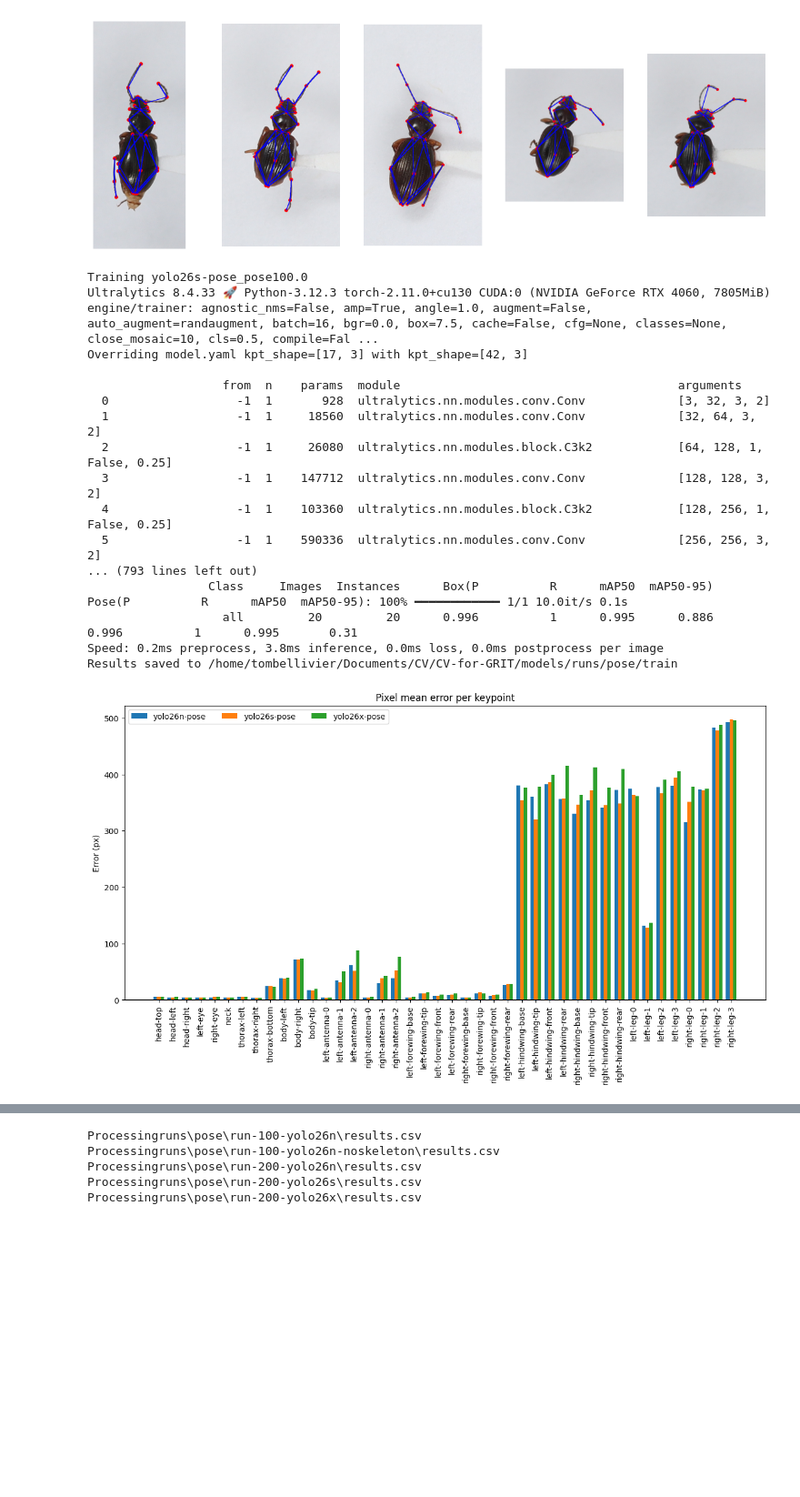
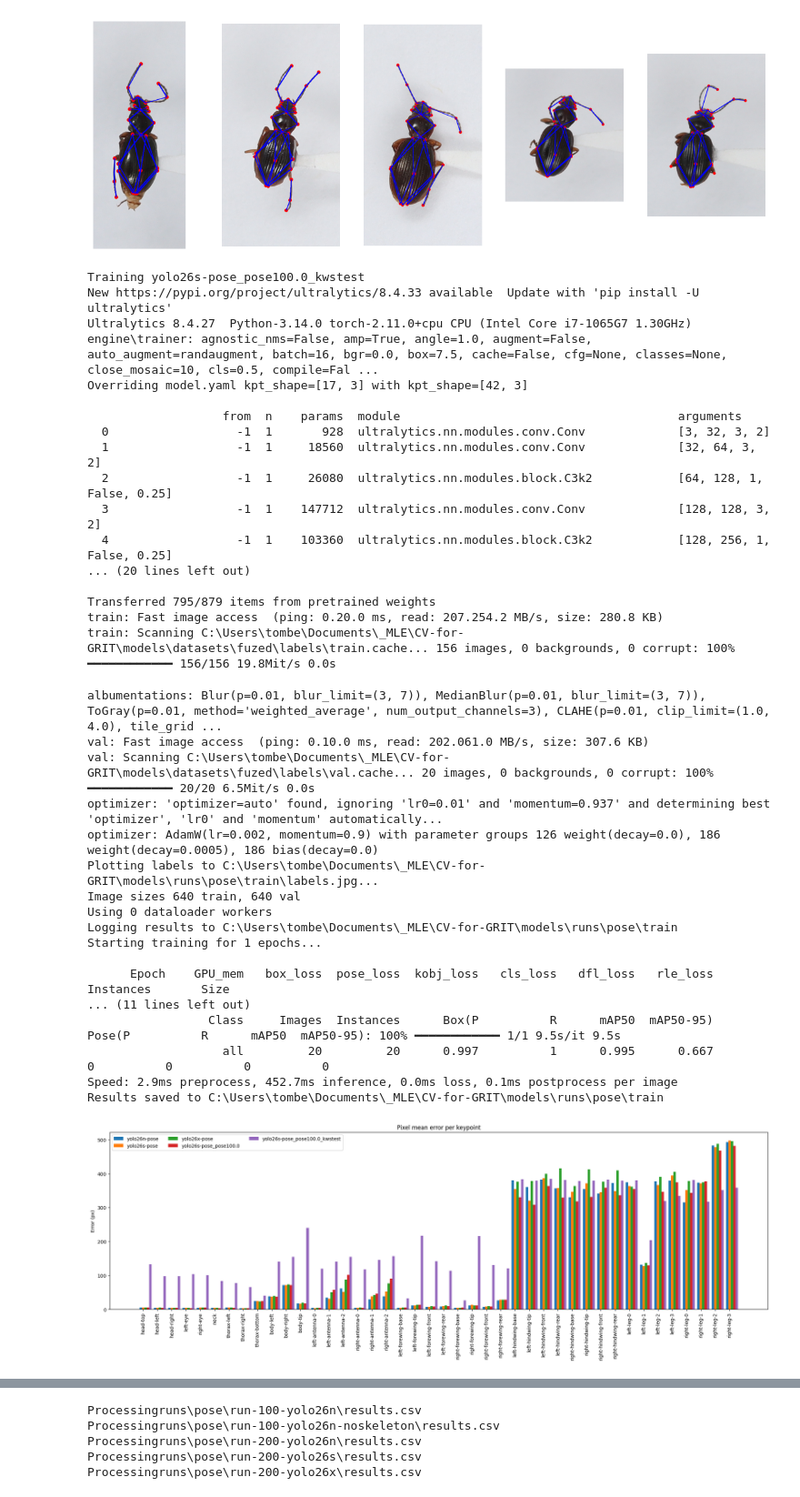
Before and after one commit to TomBellivier/CV-for-GRIT, a Jupyter notebook: models/yolo-pose-insect-kp.ipynb, the cells around one changed output, grey strips where cells are left out. Shown at 91% size. Cells and saved outputs as stored; diff of their text form; code cells hidden in the pictures; blank space fills up the shorter version.

Commit message:
adding annotations jsons, update yolo model visu with filtered keypoints

```diff
--- a/models/yolo-pose-insect-kp.ipynb
+++ b/models/yolo-pose-insect-kp.ipynb
@@ -101,7 +108,8 @@ def bbox_size_pixels(bbox, img_w, img_h):
 # %%
 base_model = "yolo26s-pose"
 params = {
-"pose":100.0 # base value = 12.0
+"pose":100.0, # base value = 12.0
+"kws": "test",
 }
 
 model = base_model + "_" + "_".join([param + str(value) for param, value in params.items()])
@@ -115,12 +123,16 @@ if model not in all_models:
 print(f"\nTraining {model}")
 loaded_model = YOLO(all_models[model]["name"])
 
+T1 = t.time()
+config_file = f"./datasets/{DATASET_NAME}/yolo-config.yaml"
 
-T1 = t.time()
+with open(config_file, "r") as f:
+    data = yaml.safe_load(f)
+    current_kp = data["kpt_names"][0]
 
 results_yolo = loaded_model.train(
-    data=f"./datasets/{DATASET_NAME}/yolo-config.yaml",
-    epochs=150,
+    data=config_file,
+    epochs=1,
     imgsz=640,
     pose=params["pose"])
 
@@ -153,7 +165,16 @@ for img_path in image_paths:
     if len(res_yolo[0].keypoints) != 0:
         kpts_pred = res_yolo[0].keypoints.xy[0].cpu().numpy()
         errors = np.linalg.norm(kpts_pred - kpts_gt, axis=1)
-        all_errors.append(errors)
+        completed_errors = []
+        idx = 0
+        for i in range(len(all_kp)):
+            if all_kp[i] in current_kp:
+                completed_errors.append(errors[idx])
+                idx += 1
+            else:
+                completed_errors.append([0] * len(current_kp))
+
+        all_errors.append(completed_errors)
 
 all_errors = np.array(all_errors)
 
@@ -162,9 +183,10 @@ all_models[model]["keypoints perf"] = all_errors.mean(axis=0).tolist()
 with open("run_results.json", "w") as f:
     json.dump(all_models, f, indent=2)
 # %% [output]
-Training yolo26s-pose_pose100.0
-Ultralytics 8.4.33 🚀 Python-3.12.3 torch-2.11.0+cu130 CUDA:0 (NVIDIA GeForce RTX 4060, 7805MiB)
-engine/trainer: agnostic_nms=False, amp=True, angle=1.0, augment=False, auto_augment=randaugment, batch=16, bgr=0.0, box=7.5, cache=False, cfg=None, classes=None, close_mosaic=10, cls=0.5, compile=Fal ...
+Training yolo26s-pose_pose100.0_kwstest
+New https://pypi.org/project/ultralytics/8.4.33 available  Update with 'pip install -U ultralytics'
+Ultralytics 8.4.27  Python-3.14.0 torch-2.11.0+cpu CPU (Intel Core i7-1065G7 1.30GHz)
+engine\trainer: agnostic_nms=False, amp=True, angle=1.0, augment=False, auto_augment=randaugment, batch=16, bgr=0.0, box=7.5, cache=False, cfg=None, classes=None, close_mosaic=10, cls=0.5, compile=Fal ...
 Overriding model.yaml kpt_shape=[17, 3] with kpt_shape=[42, 3]
 
                    from  n    params  module                                       arguments
@@ -173,54 +195,63 @@ Overriding model.yaml kpt_shape=[17, 3] with kpt_shape=[42, 3]
   2                  -1  1     26080  ultralytics.nn.modules.block.C3k2            [64, 128, 1, False, 0.25]
   3                  -1  1    147712  ultralytics.nn.modules.conv.Conv             [128, 128, 3, 2]
   4                  -1  1    103360  ultralytics.nn.modules.block.C3k2            [128, 256, 1, False, 0.25]
-  5                  -1  1    590336  ultralytics.nn.modules.conv.Conv             [256, 256, 3, 2]
-... (793 lines left out)
-                 Class     Images  Instances      Box(P          R      mAP50  mAP50-95)     Pose(P          R      mAP50  mAP50-95): 100% ━━━━━━━━━━━━ 1/1 10.0it/s 0.1s
-                   all         20         20      0.996          1      0.995      0.886      0.996          1      0.995       0.31
-Speed: 0.2ms preprocess, 3.8ms inference, 0.0ms loss, 0.0ms postprocess per image
-Results saved to /home/tombellivier/Documents/CV/CV-for-GRIT/models/runs/pose/train
+... (20 lines left out)
+
+Transferred 795/879 items from pretrained weights
+train: Fast image access  (ping: 0.20.0 ms, read: 207.254.2 MB/s, size: 280.8 KB)
+train: Scanning C:\Users\tombe\Documents\_MLE\CV-for-GRIT\models\datasets\fuzed\labels\train.cache... 156 images, 0 backgrounds, 0 corrupt: 100% ━━━━━━━━━━━━ 156/156 19.8Mit/s 0.0s
+albumentations: Blur(p=0.01, blur_limit=(3, 7)), MedianBlur(p=0.01, blur_limit=(3, 7)), ToGray(p=0.01, method='weighted_average', num_output_channels=3), CLAHE(p=0.01, clip_limit=(1.0, 4.0), tile_grid ...
+val: Fast image access  (ping: 0.10.0 ms, read: 202.061.0 MB/s, size: 307.6 KB)
+val: Scanning C:\Users\tombe\Documents\_MLE\CV-for-GRIT\models\datasets\fuzed\labels\val.cache... 20 images, 0 backgrounds, 0 corrupt: 100% ━━━━━━━━━━━━ 20/20 6.5Mit/s 0.0s
+optimizer: 'optimizer=auto' found, ignoring 'lr0=0.01' and 'momentum=0.937' and determining best 'optimizer', 'lr0' and 'momentum' automatically...
+optimizer: AdamW(lr=0.002, momentum=0.9) with parameter groups 126 weight(decay=0.0), 186 weight(decay=0.0005), 186 bias(decay=0.0)
+Plotting labels to C:\Users\tombe\Documents\_MLE\CV-for-GRIT\models\runs\pose\train\labels.jpg...
+Image sizes 640 train, 640 val
+Using 0 dataloader workers
+Logging results to C:\Users\tombe\Documents\_MLE\CV-for-GRIT\models\runs\pose\train
+Starting training for 1 epochs...
+
+      Epoch    GPU_mem   box_loss  pose_loss  kobj_loss   cls_loss   dfl_loss   rle_loss  Instances       Size
+... (11 lines left out)
+                 Class     Images  Instances      Box(P          R      mAP50  mAP50-95)     Pose(P          R      mAP50  mAP50-95): 100% ━━━━━━━━━━━━ 1/1 9.5s/it 9.5s
+                   all         20         20      0.997          1      0.995      0.667          0          0          0          0
+Speed: 2.9ms preprocess, 452.7ms inference, 0.0ms loss, 0.1ms postprocess per image
+Results saved to C:\Users\tombe\Documents\_MLE\CV-for-GRIT\models\runs\pose\train
 # %%
 import matplotlib.pyplot as plt
 import yaml
 
 with open(f"./datasets/{DATASET_NAME}/yolo-config.yaml", "r") as f:
     config = yaml.safe_load(f)
 
 with open("run_results.json", "r") as f:
     models_data = json.load(f)
 
-all_kp = config["kpt_names"][0]
+x = np.arange(42)  # the label locations
 
-mean_error_yolo_n = models_data["yolo26n-pose"]["keypoints perf"]
-mean_error_yolo_s = models_data["yolo26s-pose"]["keypoints perf"]
-mean_error_yolo_x = models_data["yolo26x-pose"]["keypoints perf"]
-
-num_kpts = len(mean_error_yolo_n)
-x = np.arange(num_kpts)
-
-x = np.arange(42)  # the label locations
-width = 0.25  # the width of the bars
+number_of_models = 5
+width = 1/(number_of_models + 1)  # the width of the bars
 multiplier = 0
 
-fig, ax = plt.subplots(layout='constrained', figsize=(12, 7))
+fig, ax = plt.subplots(layout='constrained', figsize=(4*number_of_models, 7))
 
 for attribute, measurement in models_data.items():
     offset = width * multiplier
     rects = ax.bar(x + offset, measurement["keypoints perf"], width, label=attribute)
     multiplier += 1
 
 # Add some text for labels, title and custom x-axis tick labels, etc.
 ax.set_ylabel('Error (px)')
 ax.set_title('Pixel mean error per keypoint')
 ax.set_xticks(x + width, all_kp, rotation=90)
 ax.legend(loc='upper left', ncols=3)
 
 plt.show()
 
 fig.savefig("perf_comparison_results.png")
 plt.show()
 # %% [output]
-[figure, old version]
+[figure, new version]
 # %%
 fig, ax = plt.subplots(layout="constrained")
 
```
Also changed, not shown: parts of 3 cells of this notebook, 12 other files.
